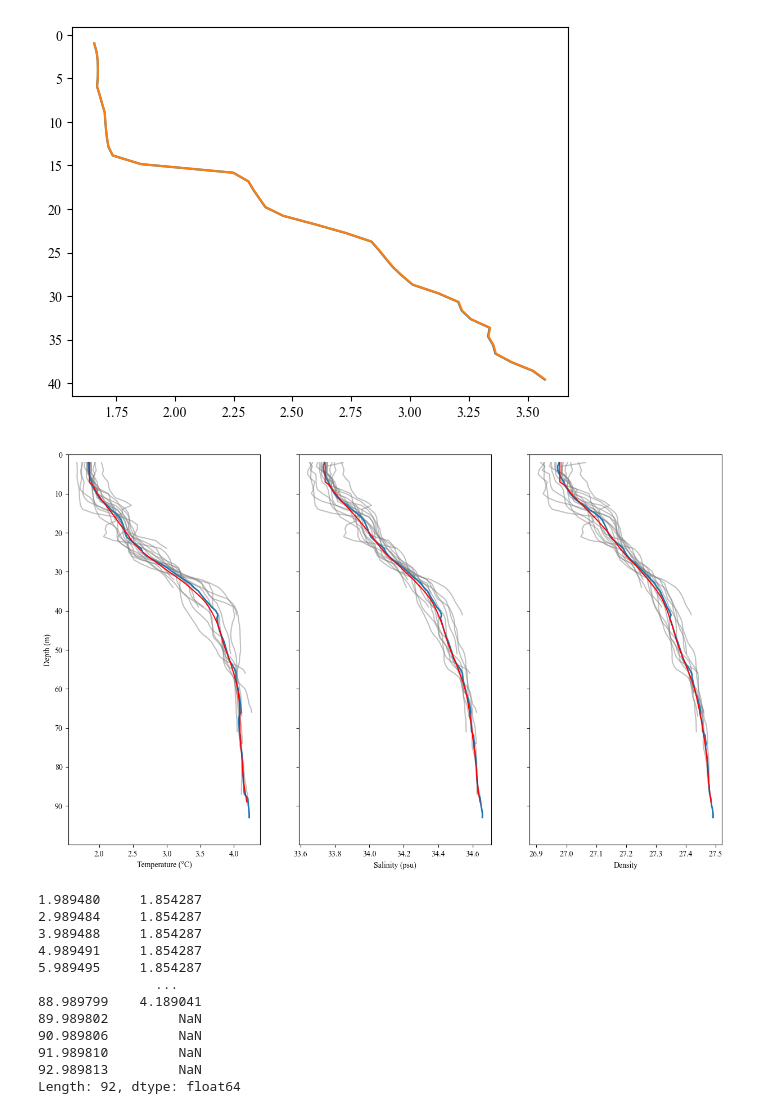
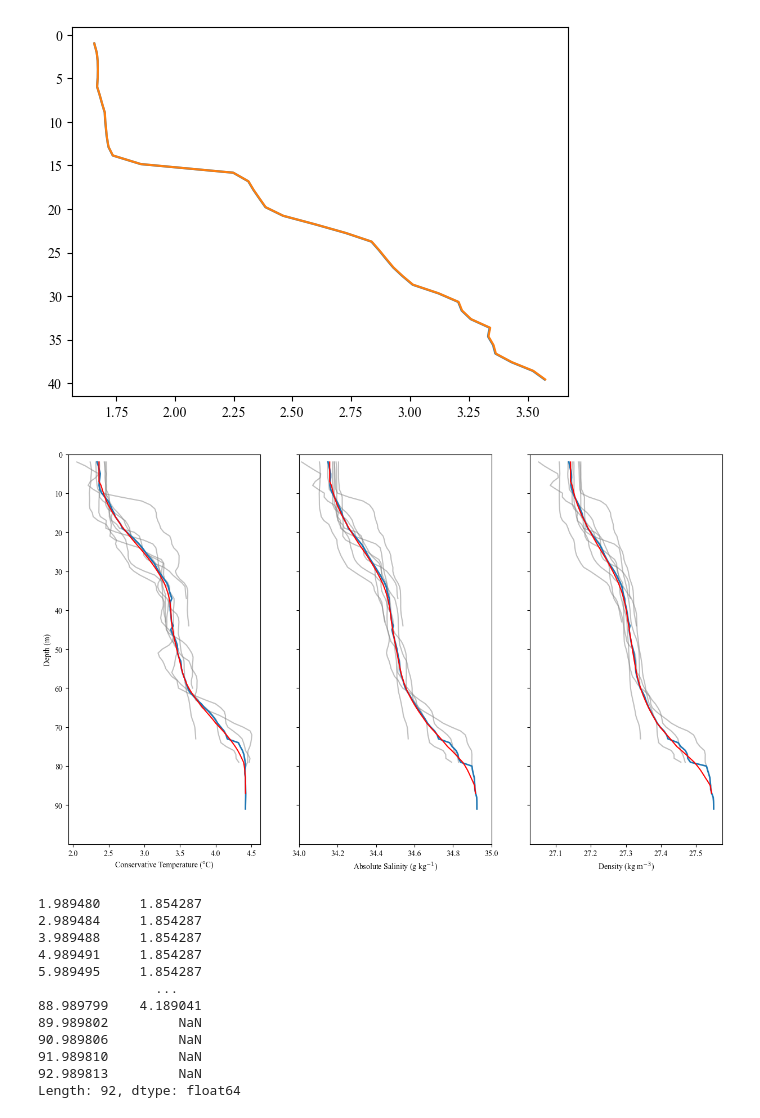
Before and after one commit to alpsjur/AGF-Adventfjorden, a Jupyter notebook: code/notebooks/mean_profile.ipynb, the cells around one changed output. Saved outputs shown, nothing was run; the diff lists cells and outputs as text; code cells hidden in the pictures.

Commit message:
changes in plots (T,S)

```diff
--- a/code/notebooks/mean_profile.ipynb
+++ b/code/notebooks/mean_profile.ipynb
@@ -90,32 +90,33 @@ plt.gca().invert_yaxis()
 # %%
 window = 10
 mld=7
 
-dfT, dfT_mean = compute_mean(CTD, 'T', stations)
-dfS, dfS_mean = compute_mean(CTD, 'S', stations)
+dfT, dfT_mean = compute_mean(CTD, 'CT', stations)
+dfS, dfS_mean = compute_mean(CTD, 'SA', stations)
 dfs, dfs_mean = compute_mean(CTD, 'SIGTH', stations)
 
 dfT_smooth = smooth_profile(dfT_mean, mld, window)
 dfS_smooth = smooth_profile(dfS_mean, mld, window)
 dfs_smooth = smooth_profile(dfs_mean, mld, window)
 
 fig, [axT, axS, axs] = plt.subplots(1,3, sharey=True, figsize=(15,9))
 plot_profiles(dfT, dfT_mean, axT)
 plot_profiles(dfS, dfS_mean, axS)
 plot_profiles(dfs, dfs_mean, axs)
 
 axT.plot(dfT_smooth, dfT_smooth.index, color='red')
 axS.plot(dfS_smooth, dfs_smooth.index, color='red')
 axs.plot(dfs_smooth, dfs_smooth.index, color='red')
 axT.set_ylabel('Depth (m)')
-axT.set_xlabel('Temperature (\N{DEGREE SIGN}C)')
-axS.set_xlabel('Salinity (psu)')
-axs.set_xlabel('Density')
+axT.set_xlabel('Conservative Temperature (\N{DEGREE SIGN}C)')
+axS.set_xlabel('Absolute Salinity (g kg$^{-1}$)')
+axs.set_xlabel('Density (kg m$^{-3}$)')
 axs.yaxis.set_ticks(np.arange(0, 100, 10))
 axs.set_ylim([100,0])
+axS.set_xlim([34, 35])
 plt.savefig("../../ocean_plots/meanprofiles_221103.png",bbox_inches = "tight", dpi = 300)
 # %% [output]
-[figure, old version]
+[figure, new version]
 # %%
 dfT_smooth
 # %% [output]
```
Also changed, not shown: parts of 4 cells of this notebook, 18 other files.
